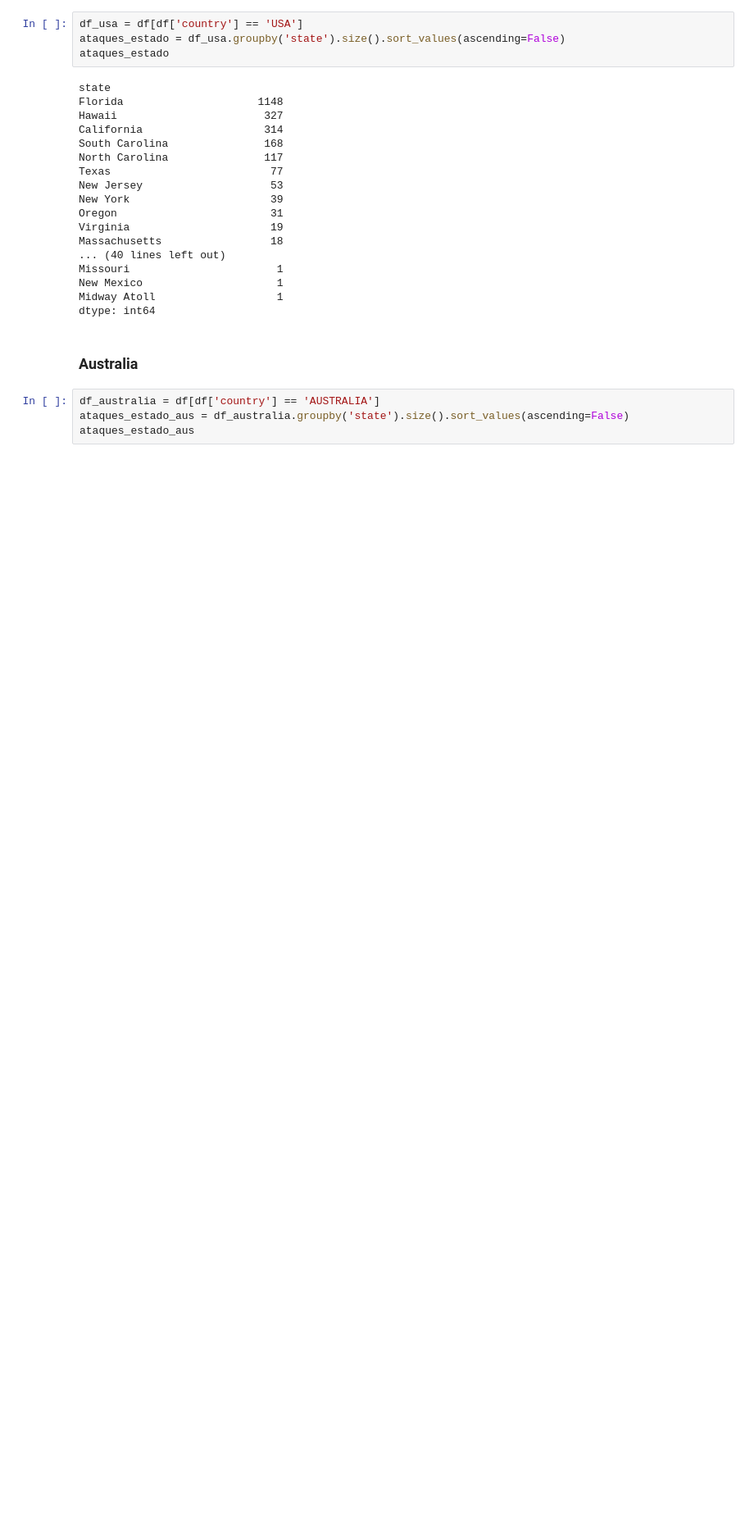
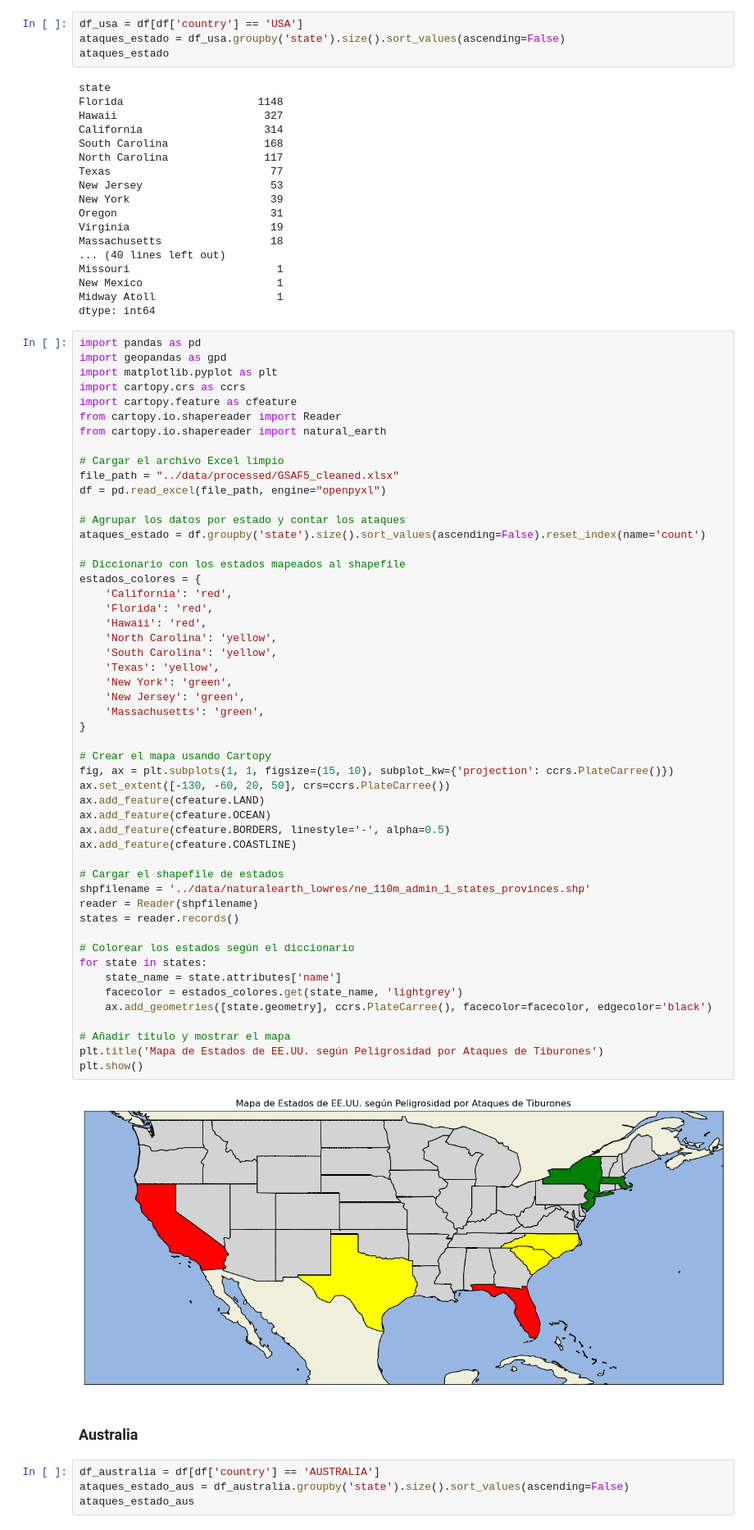
Before and after one commit to jesuserro/shark-attack-exploratory-data-analysis, a Jupyter notebook: notebooks/exploratory_analysis.ipynb, the cells around one changed output. Shown at 82% size. Saved outputs shown, nothing was run; the diff lists cells and outputs as text; blank space fills up the shorter version.

```diff
--- a/notebooks/exploratory_analysis.ipynb
+++ b/notebooks/exploratory_analysis.ipynb
@@ -145,6 +145,59 @@ Missouri                       1
 New Mexico                     1
 Midway Atoll                   1
 dtype: int64
+# %%
+import pandas as pd
+import geopandas as gpd
+import matplotlib.pyplot as plt
+import cartopy.crs as ccrs
+import cartopy.feature as cfeature
+from cartopy.io.shapereader import Reader
+from cartopy.io.shapereader import natural_earth
+
+# Cargar el archivo Excel limpio
+file_path = "../data/processed/GSAF5_cleaned.xlsx"
+df = pd.read_excel(file_path, engine="openpyxl")
+
+# Agrupar los datos por estado y contar los ataques
+ataques_estado = df.groupby('state').size().sort_values(ascending=False).reset_index(name='count')
+
+# Diccionario con los estados mapeados al shapefile
+estados_colores = {
+    'California': 'red',
+    'Florida': 'red',
+    'Hawaii': 'red',
+    'North Carolina': 'yellow',
+    'South Carolina': 'yellow',
+    'Texas': 'yellow',
+    'New York': 'green',
+    'New Jersey': 'green',
+    'Massachusetts': 'green',
+}
+
+# Crear el mapa usando Cartopy
+fig, ax = plt.subplots(1, 1, figsize=(15, 10), subplot_kw={'projection': ccrs.PlateCarree()})
+ax.set_extent([-130, -60, 20, 50], crs=ccrs.PlateCarree())
+ax.add_feature(cfeature.LAND)
+ax.add_feature(cfeature.OCEAN)
+ax.add_feature(cfeature.BORDERS, linestyle='-', alpha=0.5)
+ax.add_feature(cfeature.COASTLINE)
+
+# Cargar el shapefile de estados
+shpfilename = '../data/naturalearth_lowres/ne_110m_admin_1_states_provinces.shp'
+reader = Reader(shpfilename)
+states = reader.records()
+
+# Colorear los estados según el diccionario
+for state in states:
+    state_name = state.attributes['name']
+    facecolor = estados_colores.get(state_name, 'lightgrey')
+    ax.add_geometries([state.geometry], ccrs.PlateCarree(), facecolor=facecolor, edgecolor='black')
+
+# Añadir título y mostrar el mapa
+plt.title('Mapa de Estados de EE.UU. según Peligrosidad por Ataques de Tiburones')
+plt.show()
+# %% [output]
+[figure, added]
 # %% [markdown]
 ### Australia
 # %%
```
Also changed, not shown: parts of 1 cell of this notebook, 9 other files.
